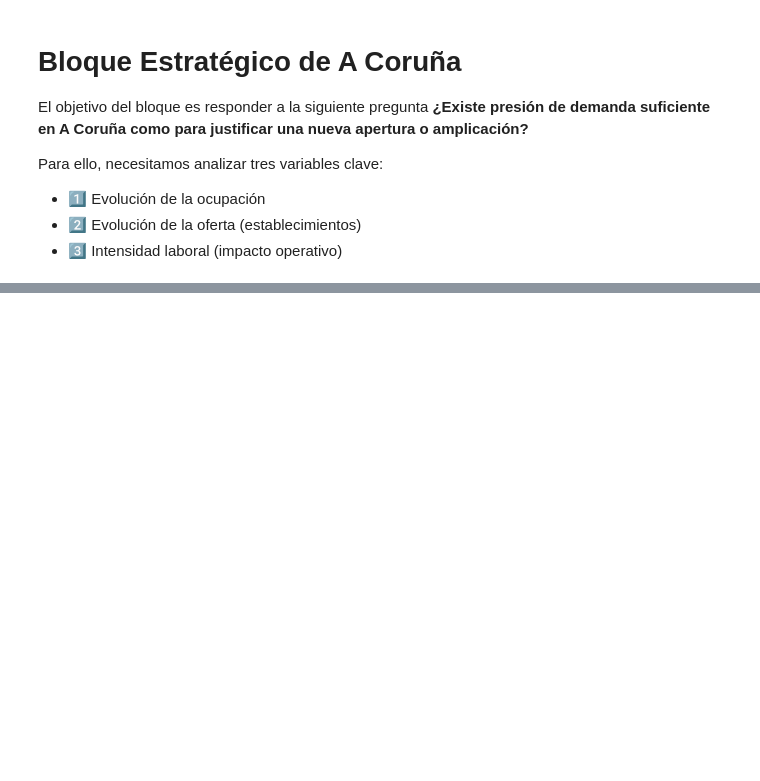
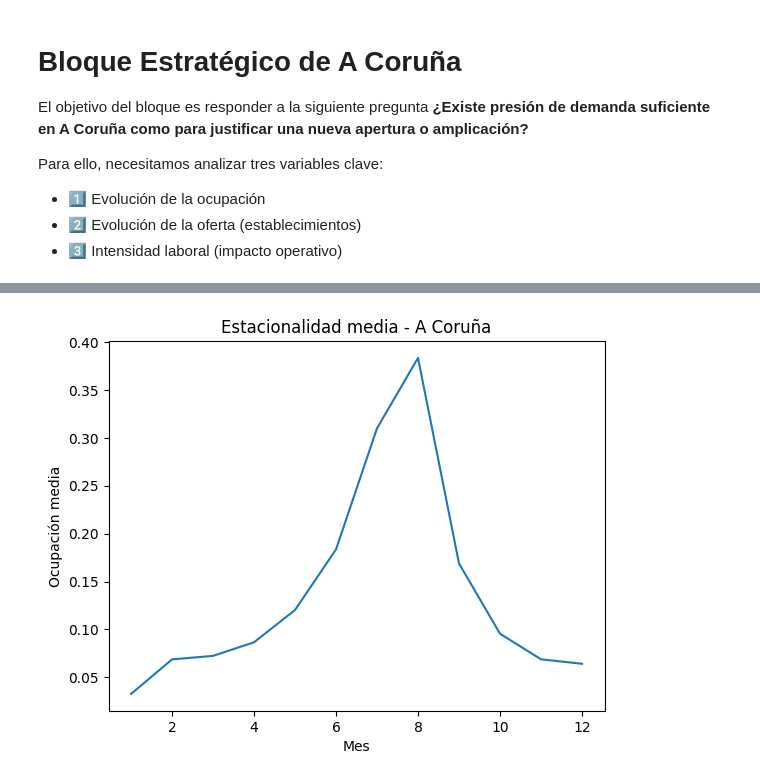
Before and after one commit to davidpargaa/proyecto1_DS_IA, a Jupyter notebook: notebooks/eda.ipynb, the cells around one changed output, grey strips where cells are left out. Drawn from its saved outputs; the diff is of its cells as text; code cells hidden in the pictures; blank space fills up the shorter version.

```diff
--- a/notebooks/eda.ipynb
+++ b/notebooks/eda.ipynb
@@ -288,4 +232,0 @@ Primeramente, **aislaremos A Coruña**, pero para ello vamos a hacer un pequeño
-# %%
-df_final["codigo_provincia"] = df_final["provincia"].str.split().str[0].astype(int)
-
-df_final[["provincia", "codigo_provincia"]].head()
@@ -311,0 +292,8 @@ coruna.head()
+# %%
+ocupacion_mensual_media = (
+    coruna
+    .groupby(coruna["date"].dt.month)["ocupacion_real"]
+    .mean()
+)
+
+ocupacion_mensual_media
@@ -311,0 +315,9 @@ coruna.head()
+# %%
+plt.figure()
+ocupacion_mensual_media.plot()
+plt.title("Estacionalidad media - A Coruña")
+plt.xlabel("Mes")
+plt.ylabel("Ocupación media")
+plt.show()
+# %% [output]
+[figure, added]
```
Also changed, not shown: parts of 52 cells of this notebook.
